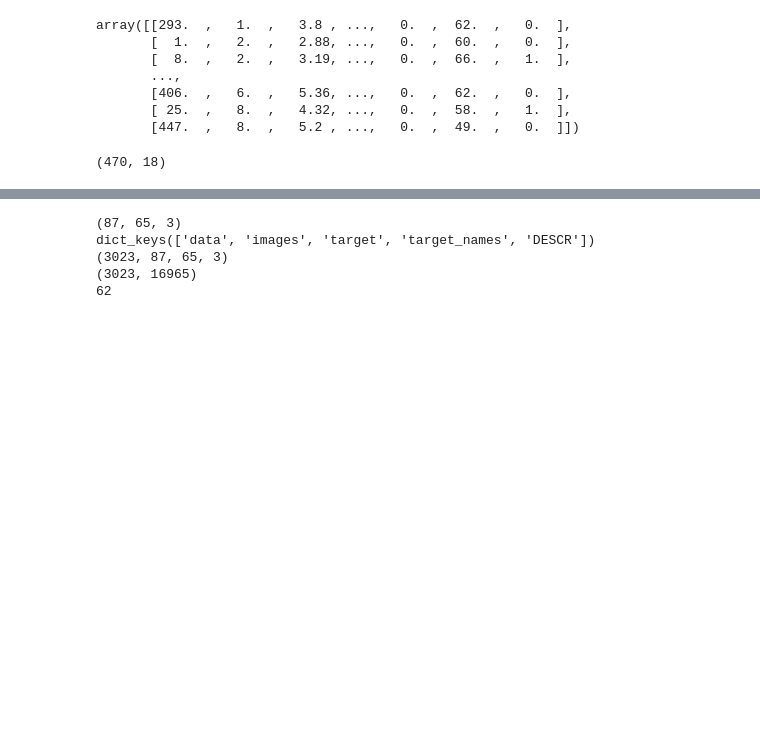
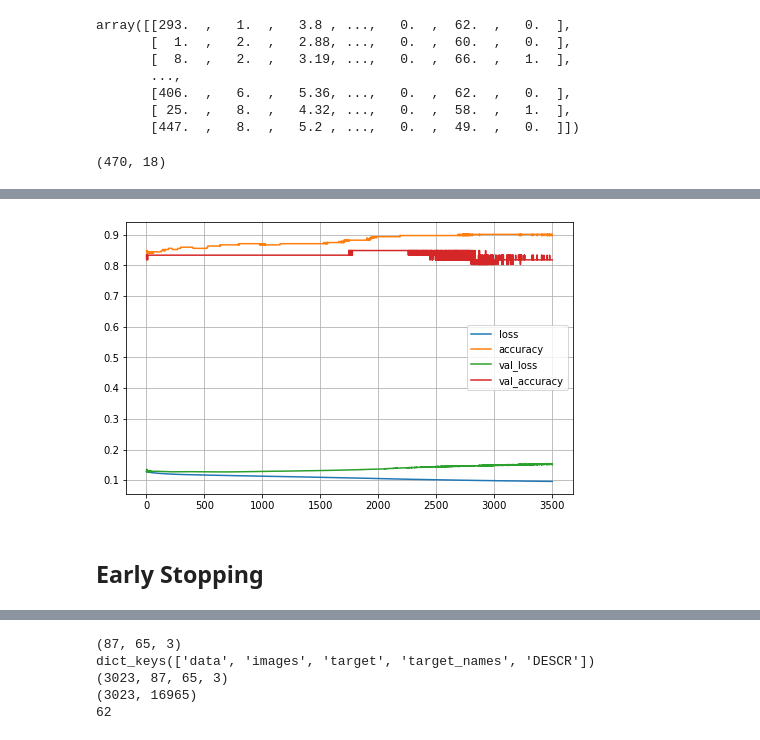
Before and after one commit to comet08/Machine_Learning, a Jupyter notebook: 13주차/DeepLearning.ipynb, the cells around one changed output, grey strips where cells are left out. Cells and saved outputs as stored; diff of their text form; code cells hidden in the pictures; blank space fills up the shorter version.

```diff
--- a/13주차/DeepLearning.ipynb
+++ b/13주차/DeepLearning.ipynb
@@ -154,0 +301,7 @@ _________________________________________________________________
+# %%
+pd.DataFrame(history.history).plot(figsize=(8,5))
+plt.grid(True)
+# %% [output]
+[figure, added]
+# %% [markdown]
+## Early Stopping
```
Also changed, not shown: parts of 32 cells of this notebook.
